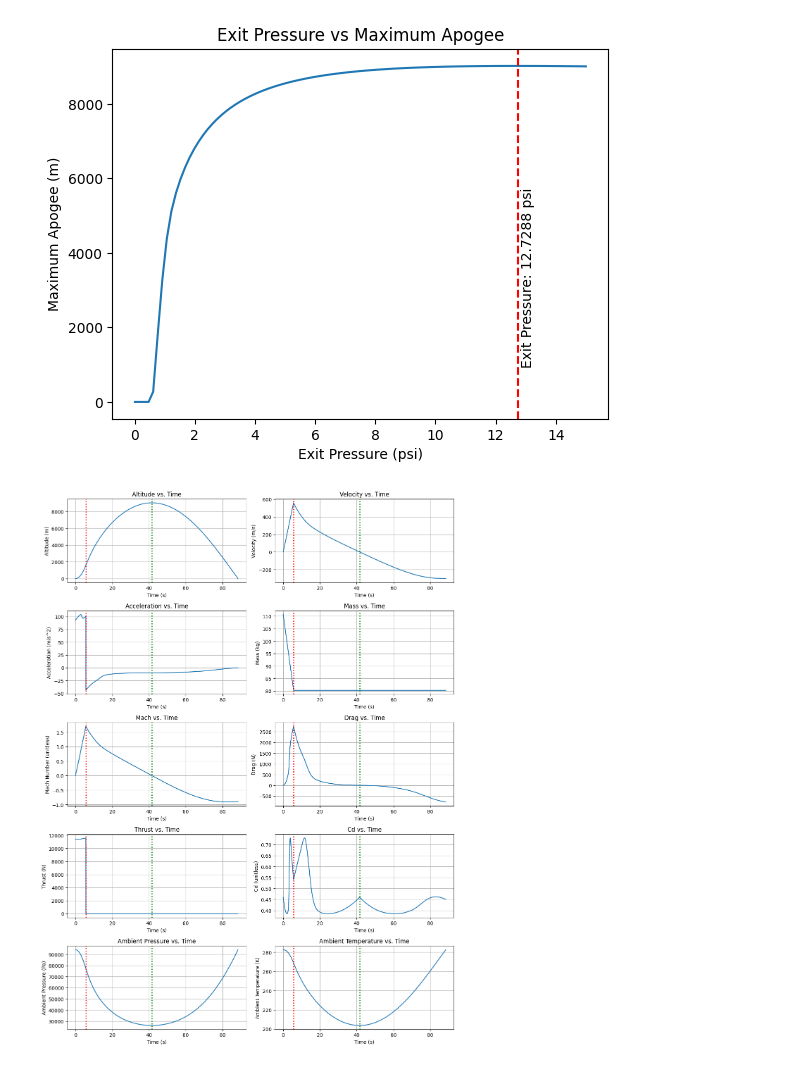
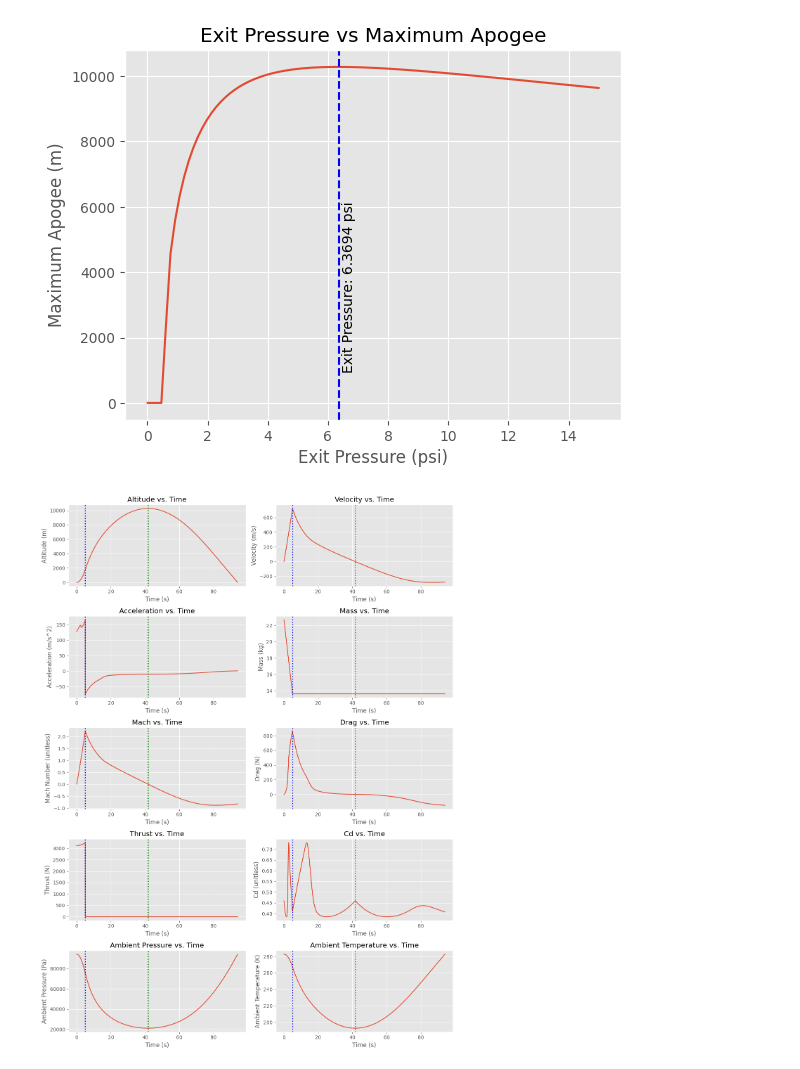
Before and after one commit to KacperBazan/rocket-sim, a Jupyter notebook: main.ipynb, the cells around one changed output. Cells and saved outputs as stored; diff of their text form; code cells hidden in the pictures.

```diff
--- a/main.ipynb
+++ b/main.ipynb
@@ -2,18 +2,21 @@
 import numpy as np
 import matplotlib.pyplot as plt
 from conversion import *
+
+import seaborn as sbs
+plt.style.use('ggplot')
 # %%
 # Rocket class that holds all these variables
 class Rocket:
     def __init__(self):
         # Rocket properties
-        self.dry_mass = 80.28  # kg
-        self.prop_mass = 30.39  # kg
-        self.burn_time = 5.647  # s
+        self.dry_mass = 30 * lbm_to_kg  # kg
+        self.prop_mass = 20 * lbm_to_kg  # kg
+        self.burn_time = 5  # s
         self.mass = self.dry_mass + self.prop_mass  # kg
         self.mdot = self.prop_mass / self.burn_time  # kg/s
         self.cd = 0  # unitless (initialized later)
-        self.diameter = 0.2032  # m
+        self.diameter = 4 * in_to_m  # m
         self.reference_area = 3.1415926535 * (self.diameter / 2) ** 2  # m^2
 
         # Engine properties
@@ -21,7 +24,7 @@ class Rocket:
         self.chamber_M = 0.023889  # kg/mol
         self.chamber_R = 8.31446261815324 / self.chamber_M  # J/(kg*K)
         self.chamber_temp = 3016.32  # K
-        self.chamber_pressure = 3447378.64  # Pa
+        self.chamber_pressure = 100 * psi_to_pa  # Pa
         self.throat_area = 0.00246362965667312  # m^2
         self.nc_star = 0.9  # unitless
         self.ncf = 0.98  # unitless
@@ -29,7 +32,7 @@ class Rocket:
         self.exit_pressure = 0  # Pa (initialized later)
         self.exit_velocity = 0  # m/s (initialized later)
         self.thrust = 0  # N (initialized later)
-        self.drag = 0 # N (initialized later)
+        self.drag = 0  # N (initialized later)
 
         # Kinematic properties
         self.height = 0  # m
@@ -297,13 +300,13 @@ plt.ylabel("Maximum Apogee (m)")
 plt.title("Exit Pressure vs Maximum Apogee")
 
 # Draw a vertical line at the exit pressure that gives the maximum apogee. Label it
-plt.axvline(exit_pressure/6894.7572932, color="red", linestyle="--")
+plt.axvline(exit_pressure/6894.7572932, color="blue", linestyle="--")
 plt.text(exit_pressure/6894.7572932 + 0.1, 1000, f"Exit Pressure: {exit_pressure/6894.7572932:.4f} psi", rotation=90)
 
 
 plt.show()
 # %% [output]
-[figure, old version]
+[figure, new version]
 # %%
 rocket = Rocket()
 initialize_rocket(rocket, exit_pressure)
@@ -353,7 +356,7 @@ axs[0, 0].plot(time_values, altitude_values)
 axs[0, 0].set_xlabel("Time (s)")
 axs[0, 0].set_ylabel("Altitude (m)")
 axs[0, 0].set_title("Altitude vs. Time")
-axs[0, 0].axvline(x=rocket.burn_time, color="red", linestyle="dotted", linewidth=2)
+axs[0, 0].axvline(x=rocket.burn_time, color="blue", linestyle="dotted", linewidth=2)
 axs[0, 0].grid(True)
 axs[0, 0].axvline(
     x=time_values[altitude_values.index(max(altitude_values))],
@@ -367,7 +370,7 @@ axs[0, 1].plot(time_values, velocity_values)
 axs[0, 1].set_xlabel("Time (s)")
 axs[0, 1].set_ylabel("Velocity (m/s)")
 axs[0, 1].set_title("Velocity vs. Time")
-axs[0, 1].axvline(x=rocket.burn_time, color="red", linestyle="dotted", linewidth=2)
+axs[0, 1].axvline(x=rocket.burn_time, color="blue", linestyle="dotted", linewidth=2)
 axs[0, 1].grid(True)
 axs[0, 1].axvline(
     x=time_values[altitude_values.index(max(altitude_values))],
@@ -381,7 +384,7 @@ axs[1, 0].plot(time_values, acceleration_values)
 axs[1, 0].set_xlabel("Time (s)")
 axs[1, 0].set_ylabel("Acceleration (m/s^2)")
 axs[1, 0].set_title("Acceleration vs. Time")
-axs[1, 0].axvline(x=rocket.burn_time, color="red", linestyle="dotted", linewidth=2)
+axs[1, 0].axvline(x=rocket.burn_time, color="blue", linestyle="dotted", linewidth=2)
 axs[1, 0].grid(True)
 axs[1, 0].axvline(
     x=time_values[altitude_values.index(max(altitude_values))],
@@ -395,7 +398,7 @@ axs[1, 1].plot(time_values, mass_values)
 axs[1, 1].set_xlabel("Time (s)")
 axs[1, 1].set_ylabel("Mass (kg)")
 axs[1, 1].set_title("Mass vs. Time")
-axs[1, 1].axvline(x=rocket.burn_time, color="red", linestyle="dotted", linewidth=2)
+axs[1, 1].axvline(x=rocket.burn_time, color="blue", linestyle="dotted", linewidth=2)
 axs[1, 1].grid(True)
 axs[1, 1].axvline(
     x=time_values[altitude_values.index(max(altitude_values))],
@@ -409,7 +412,7 @@ axs[2, 0].plot(time_values, mach_values)
 axs[2, 0].set_xlabel("Time (s)")
 axs[2, 0].set_ylabel("Mach Number (unitless)")
 axs[2, 0].set_title("Mach vs. Time")
-axs[2, 0].axvline(x=rocket.burn_time, color="red", linestyle="dotted", linewidth=2)
+axs[2, 0].axvline(x=rocket.burn_time, color="blue", linestyle="dotted", linewidth=2)
 axs[2, 0].grid(True)
 axs[2, 0].axvline(
     x=time_values[altitude_values.index(max(altitude_values))],
@@ -423,7 +426,7 @@ axs[2, 1].plot(time_values, drag_values)
 axs[2, 1].set_xlabel("Time (s)")
 axs[2, 1].set_ylabel("Drag (N)")
 axs[2, 1].set_title("Drag vs. Time")
-axs[2, 1].axvline(x=rocket.burn_time, color="red", linestyle="dotted", linewidth=2)
+axs[2, 1].axvline(x=rocket.burn_time, color="blue", linestyle="dotted", linewidth=2)
 axs[2, 1].grid(True)
 axs[2, 1].axvline(
     x=time_values[altitude_values.index(max(altitude_values))],
@@ -437,7 +440,7 @@ axs[3, 0].plot(time_values, thrust_values)
 axs[3, 0].set_xlabel("Time (s)")
 axs[3, 0].set_ylabel("Thrust (N)")
 axs[3, 0].set_title("Thrust vs. Time")
-axs[3, 0].axvline(x=rocket.burn_time, color="red", linestyle="dotted", linewidth=2)
+axs[3, 0].axvline(x=rocket.burn_time, color="blue", linestyle="dotted", linewidth=2)
 axs[3, 0].grid(True)
 axs[3, 0].axvline(
     x=time_values[altitude_values.index(max(altitude_values))],
@@ -451,7 +454,7 @@ axs[3, 1].plot(time_values, cd_values)
 axs[3, 1].set_xlabel("Time (s)")
 axs[3, 1].set_ylabel("Cd (unitless)")
 axs[3, 1].set_title("Cd vs. Time")
-axs[3, 1].axvline(x=rocket.burn_time, color="red", linestyle="dotted", linewidth=2)
+axs[3, 1].axvline(x=rocket.burn_time, color="blue", linestyle="dotted", linewidth=2)
 axs[3, 1].grid(True)
 axs[3, 1].axvline(
     x=time_values[altitude_values.index(max(altitude_values))],
@@ -465,34 +468,34 @@ axs[4, 0].plot(time_values, ambient_pressure_values )
 axs[4, 0].set_xlabel("Time (s)")
 axs[4, 0].set_ylabel("Ambient Pressure (Pa)")
 axs[4, 0].set_title("Ambient Pressure vs. Time")
-axs[4, 0].axvline(x=rocket.burn_time, color="red", linestyle="dotted", linewidth=2)
+axs[4, 0].axvline(x=rocket.burn_time, color="blue", linestyle="dotted", linewidth=2)
 axs[4, 0].grid(True)
 axs[4, 0].axvline(
     x=time_values[altitude_values.index(max(altitude_values))],
     color="green",
     linestyle="dotted",
     linewidth=2,
 )  # Add vertical line at apogee
 
 # Plot 10: Ambient Temperature
 axs[4, 1].plot(time_values, ambient_temperature_values )
 axs[4, 1].set_xlabel("Time (s)")
 axs[4, 1].set_ylabel("Ambient Temperature (K)")
 axs[4, 1].set_title("Ambient Temperature vs. Time")
-axs[4, 1].axvline(x=rocket.burn_time, color="red", linestyle="dotted", linewidth=2)
+axs[4, 1].axvline(x=rocket.burn_time, color="blue", linestyle="dotted", linewidth=2)
 axs[4, 1].grid(True)
 axs[4, 1].axvline(
     x=time_values[altitude_values.index(max(altitude_values))],
     color="green",
     linestyle="dotted",
     linewidth=2,
 )  # Add vertical line at apogee
 
 
 # Adjust spacing between subplots
 plt.tight_layout()
 
 # Show the plots
 plt.show()
 # %% [output]
-[figure, old version]
+[figure, new version]
```
Also changed, not shown: 2 other files.
